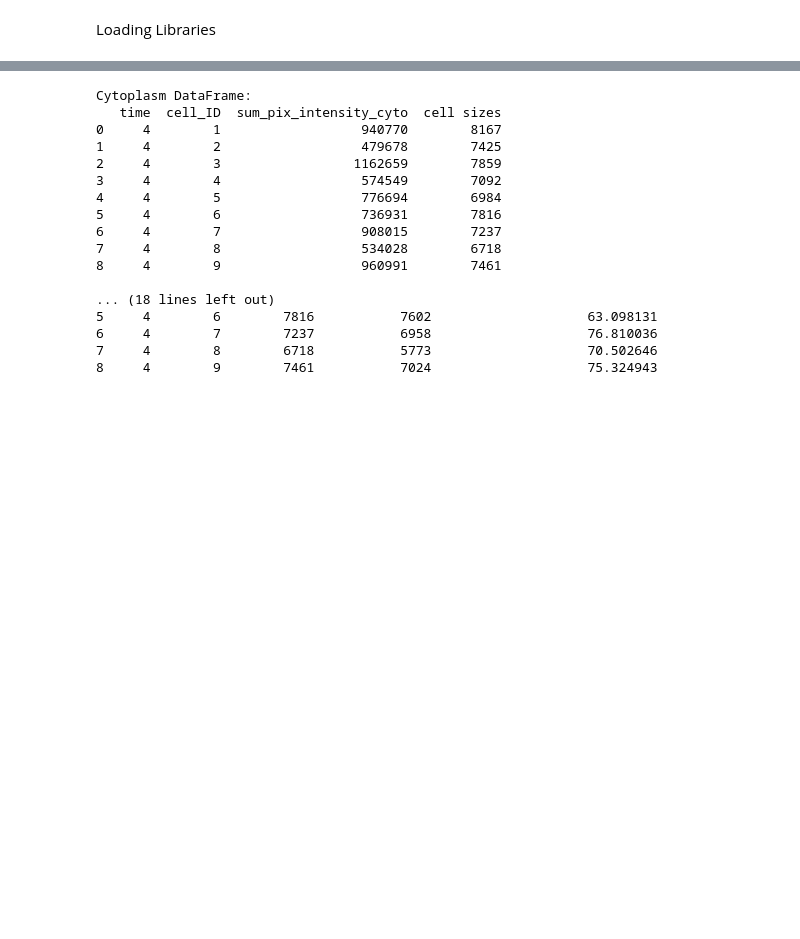
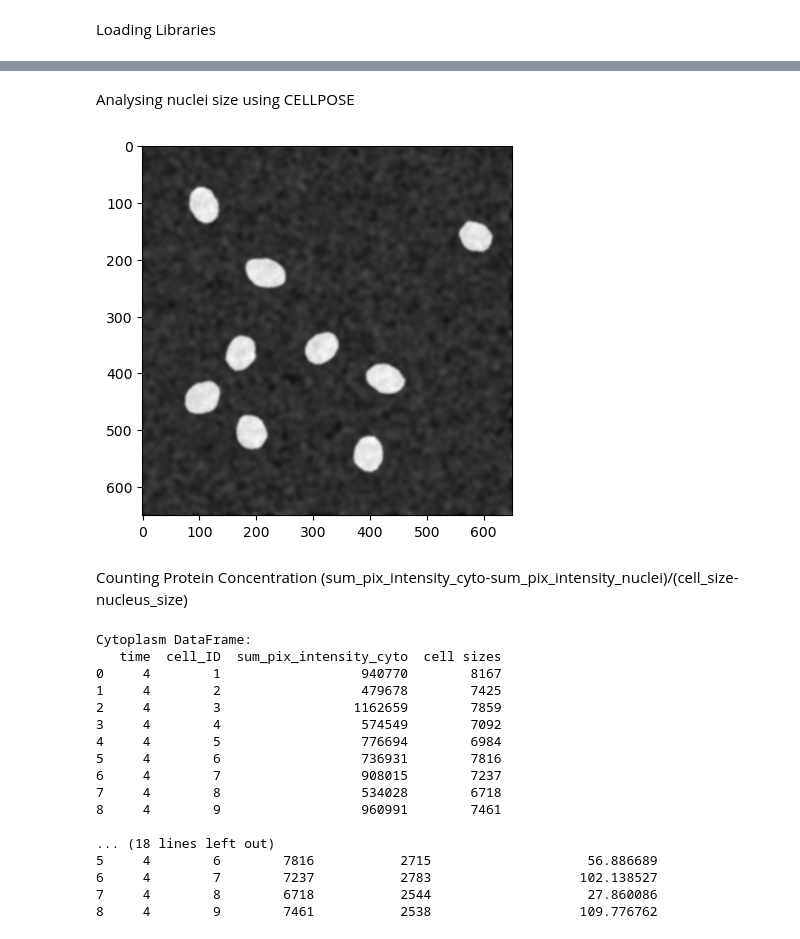
Before and after one commit to Munsky/UQbio2024_Team6, a Jupyter notebook: project.ipynb, the cells around one changed output, grey strips where cells are left out. Drawn from its saved outputs; the diff is of its cells as text; code cells hidden in the pictures; blank space fills up the shorter version.

```diff
--- a/project.ipynb
+++ b/project.ipynb
@@ -70,22 +73,38 @@ df_cyto = pd.DataFrame(data_cyto, columns=['time', 'cell_ID', 'sum_pix_intensity
+# %% [markdown]
+Analysing nuclei size using CELLPOSE
 # %%
+selected_frame = 4
+selected_color_channel = 0
+
+# Select the appropriate frame and color channel
+img_to_analyze = img[selected_frame, :, :, selected_color_channel]
+
+# Display the image to analyze
+plt.imshow(img_to_analyze, cmap='gray')
+plt.show()
+
 # Initialize Cellpose model for nuclei detection
 model_nuclei = models.Cellpose(gpu=False, model_type='nuclei')
 
 # Run Cellpose for nuclei detection
 masks_nuclei, _, _, _ = model_nuclei.eval(img_to_analyze, diameter=None, channels=[0, 0])
 
 # Prepare data for the nuclei DataFrame
 data_nuclei = []
 for cell_id in np.unique(masks_nuclei):
     if cell_id == 0:
         continue  # skip the background
 
     mask = masks_nuclei == cell_id
     nucleus_sizes = np.sum(mask)
     sum_pix_intensity = img_to_analyze[mask].sum()
 
     data_nuclei.append([selected_frame, cell_id, nucleus_sizes,sum_pix_intensity ])
 df_nuclei = pd.DataFrame(data_nuclei, columns=['time', 'cell_ID', 'nucleus sizes','sum_pix_intensity_nuclei'])
+# %% [output]
+[figure, added]
+# %% [markdown]
+Counting Protein Concentration (sum_pix_intensity_cyto-sum_pix_intensity_nuclei)/(cell_size-nucleus_size)
 # %%
 
 # Display the DataFrames
@@ -120,7 +139,7 @@ Cytoplasm DataFrame:
 8     4        9                  960991        7461
 
 ... (18 lines left out)
-5     4        6        7816           7602                    63.098131
-6     4        7        7237           6958                    76.810036
-7     4        8        6718           5773                    70.502646
-8     4        9        7461           7024                    75.324943
+5     4        6        7816           2715                    56.886689
+6     4        7        7237           2783                   102.138527
+7     4        8        6718           2544                    27.860086
+8     4        9        7461           2538                   109.776762
```
Also changed, not shown: parts of 4 cells of this notebook.
